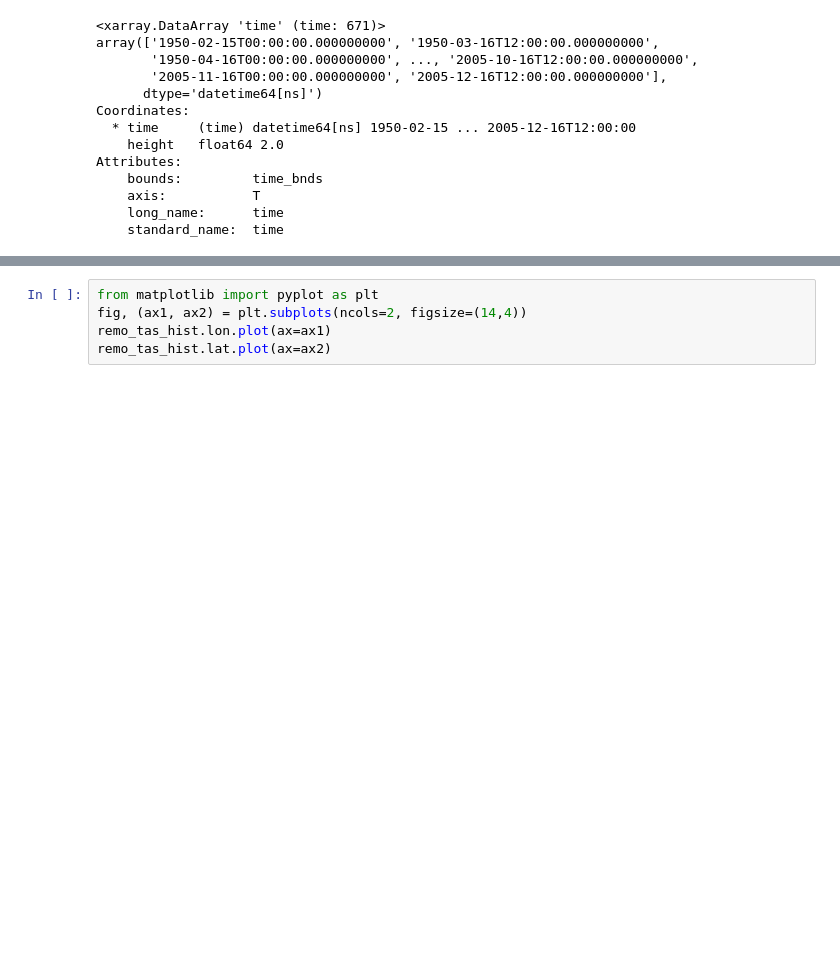
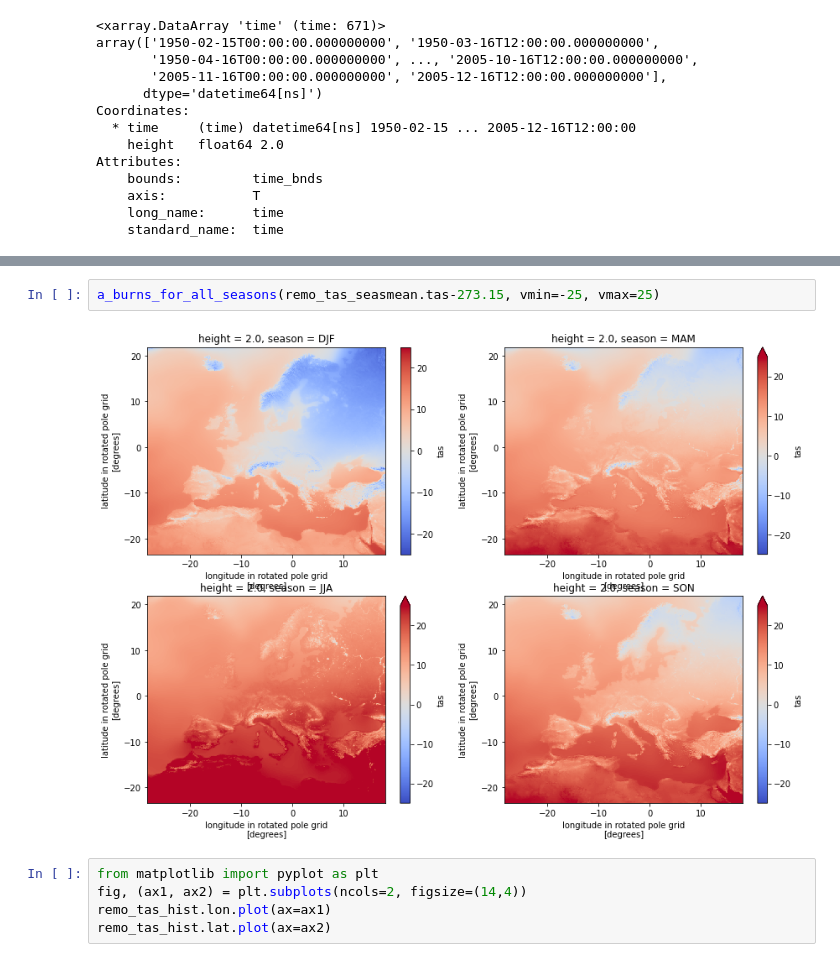
Before and after one commit to larsbuntemeyer/notebooks, a Jupyter notebook: ceda-opendap-esgf-comparison.ipynb, the cells around one changed output, grey strips where cells are left out. Saved outputs shown, nothing was run; the diff lists cells and outputs as text; blank space fills up the shorter version.

```diff
--- a/ceda-opendap-esgf-comparison.ipynb
+++ b/ceda-opendap-esgf-comparison.ipynb
@@ -426,3 +490,7 @@ hdl:21.14103/7e847054-073c-46be-9fd4-606d2306706e
+# %%
+a_burns_for_all_seasons(remo_tas_seasmean.tas-273.15, vmin=-25, vmax=25)
+# %% [output]
+[figure, added]
 # %%
 from matplotlib import pyplot as plt
 fig, (ax1, ax2) = plt.subplots(ncols=2, figsize=(14,4))
```
Also changed, not shown: parts of 62 cells of this notebook.
